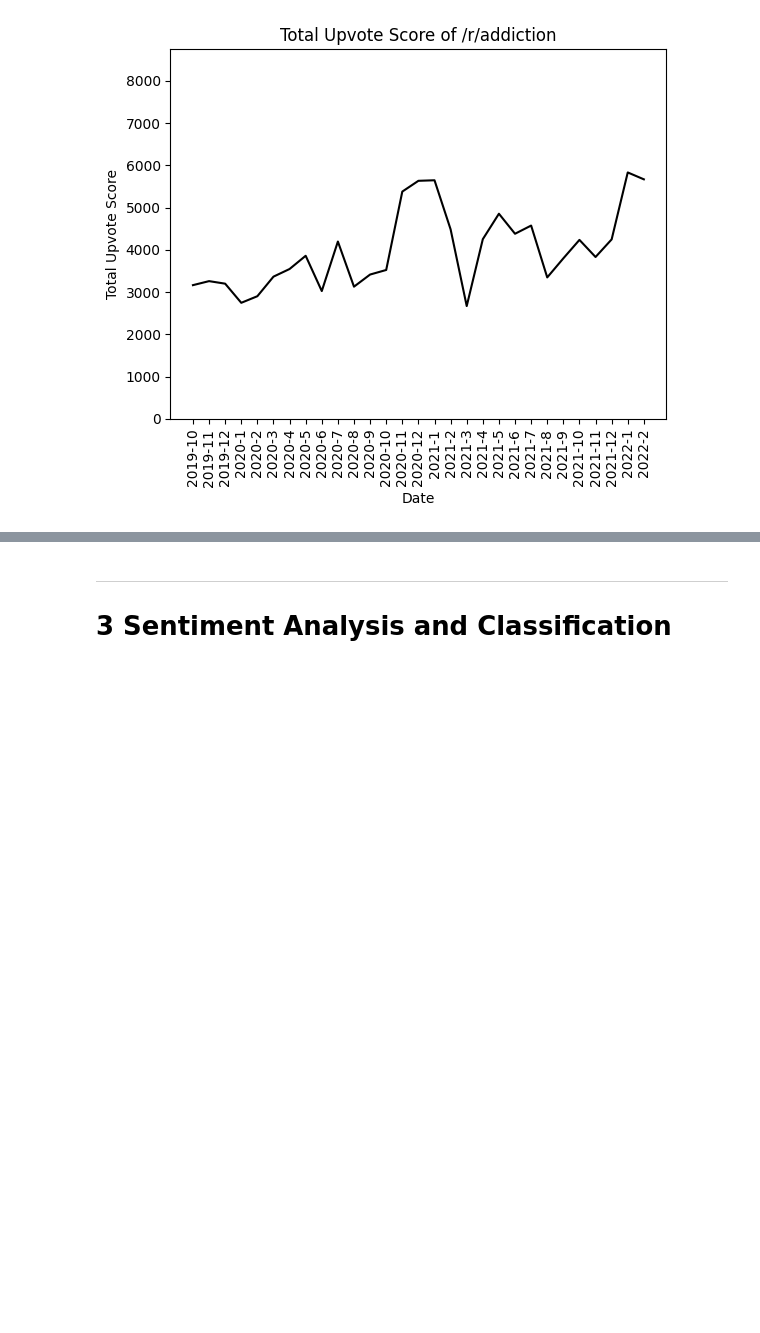
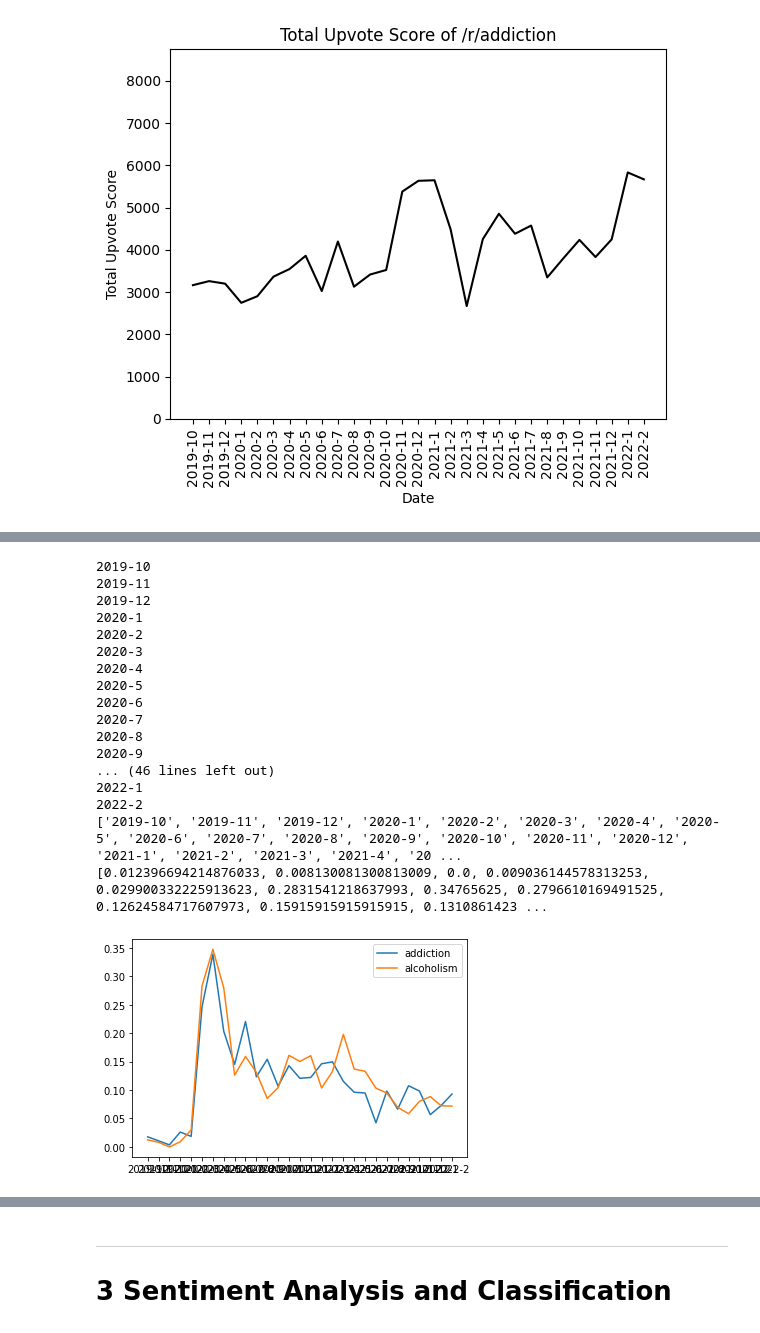
Before and after one commit to zeyad-mansour/reddit-sentiment-analysis, a Jupyter notebook: notebook.ipynb, the cells around one changed output, grey strips where cells are left out. Drawn from its saved outputs; the diff is of its cells as text; code cells hidden in the pictures; blank space fills up the shorter version.

```diff
--- a/notebook.ipynb
+++ b/notebook.ipynb
@@ -295,2 +322,58 @@ We define a list of COVID-19 related tokens to see how mention of COVID-19 has v
 # %%
-#TODO
+COVID19_TOKENS = ('rona','virus','viral','covid', 'sars','influenza','pandemic', 'epidemic', 'quarantine', 'lockdown', 'distancing', 'national emergency',
+                  'flatten', 'infect','ventilator', 'mask', 'symptomatic', 'epidemiolog', 'immun', 'incubation', 'transmission','vaccine')
+# %%
+from nltk.tokenize import RegexpTokenizer
+from nltk.tokenize import word_tokenize
+from nltk.probability import FreqDist
+
+
+#Remove punctuation
+tokenizer = RegexpTokenizer(r'\w+')
+
+for subreddit in ["addiction", "alcoholism"]:
+    date_list = list()
+    proportion_list = list()
+    for date in iter_months(start_year, start_month, end_year, end_month):
+        print(f'{date["year"]}-{date["month"]}')
+        df = pd.read_csv(f'data/{subreddit}/{subreddit}_{date["year"]}-{date["month"]}.csv')
+        num_mentions = 0
+        for title, body in zip(df.Title, df.Body):
+            text = f'{title}. {body}'
+            text = tokenizer.tokenize(text)
+            text = ' '.join(word for word in text)
+            tokenized_words = [word.lower() for word in word_tokenize(text)]
+            for e in tokenized_words:
+                for token in COVID19_TOKENS:
+                    if token in e:
+                        num_mentions += 1
+        if date["month"] < 10:
+            date_list.append(f'{date["year"]}-0{date["month"]}')
+        else:
+            date_list.append(f'{date["year"]}-{date["month"]}')
+
+        proportion_list.append(num_mentions/len(df))
+
+    plt.plot(date_list, proportion_list, label = subreddit)
+
+plt.legend()
+plt.show()
+# %% [output]
+2019-10
+2019-11
+2019-12
+2020-1
+2020-2
+2020-3
+2020-4
+2020-5
+2020-6
+2020-7
+2020-8
+2020-9
+... (46 lines left out)
+2022-1
+2022-2
+['2019-10', '2019-11', '2019-12', '2020-1', '2020-2', '2020-3', '2020-4', '2020-5', '2020-6', '2020-7', '2020-8', '2020-9', '2020-10', '2020-11', '2020-12', '2021-1', '2021-2', '2021-3', '2021-4', '20 ...
+[0.012396694214876033, 0.008130081300813009, 0.0, 0.009036144578313253, 0.029900332225913623, 0.2831541218637993, 0.34765625, 0.2796610169491525, 0.12624584717607973, 0.15915915915915915, 0.1310861423 ...
+[figure, added]
```
Also changed, not shown: parts of 12 cells of this notebook, 1 other file.
